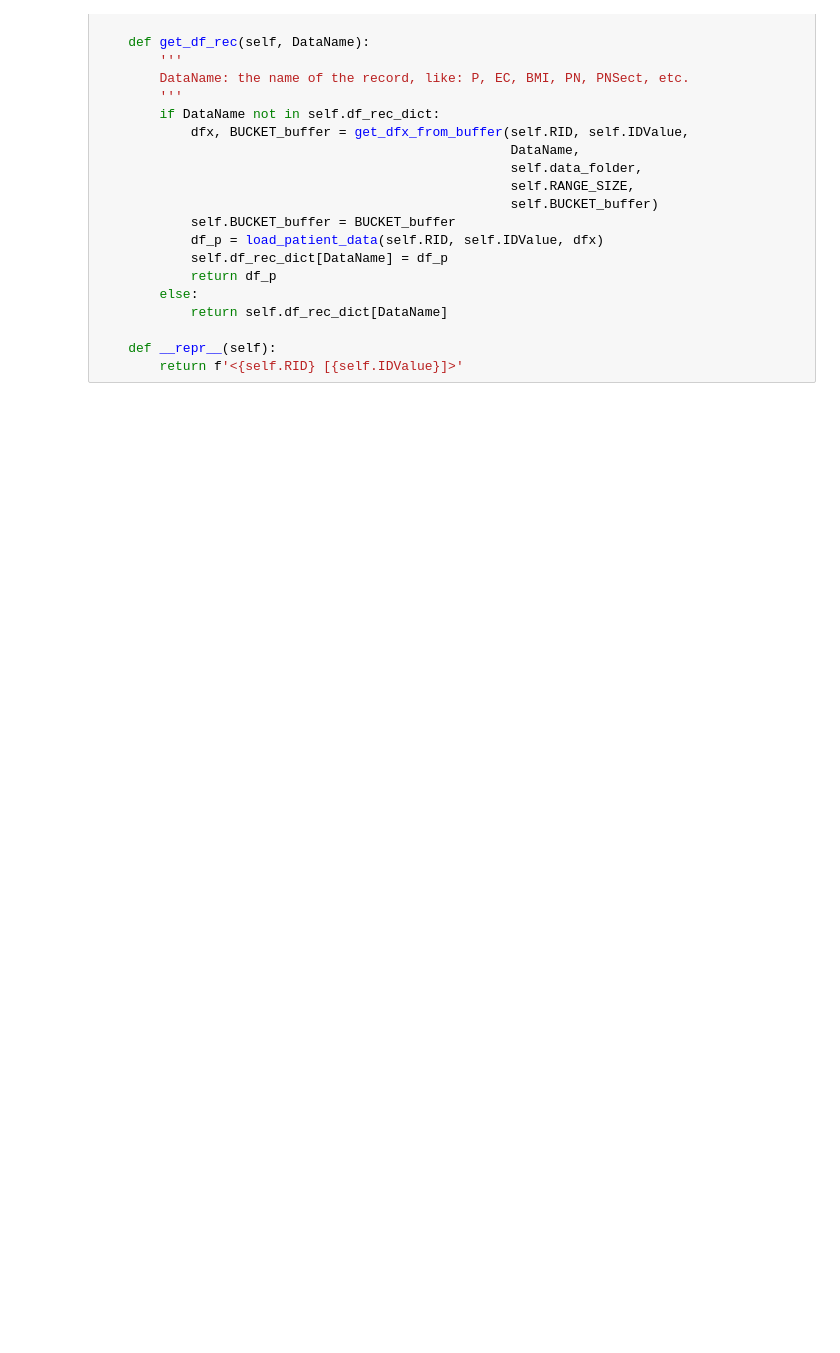
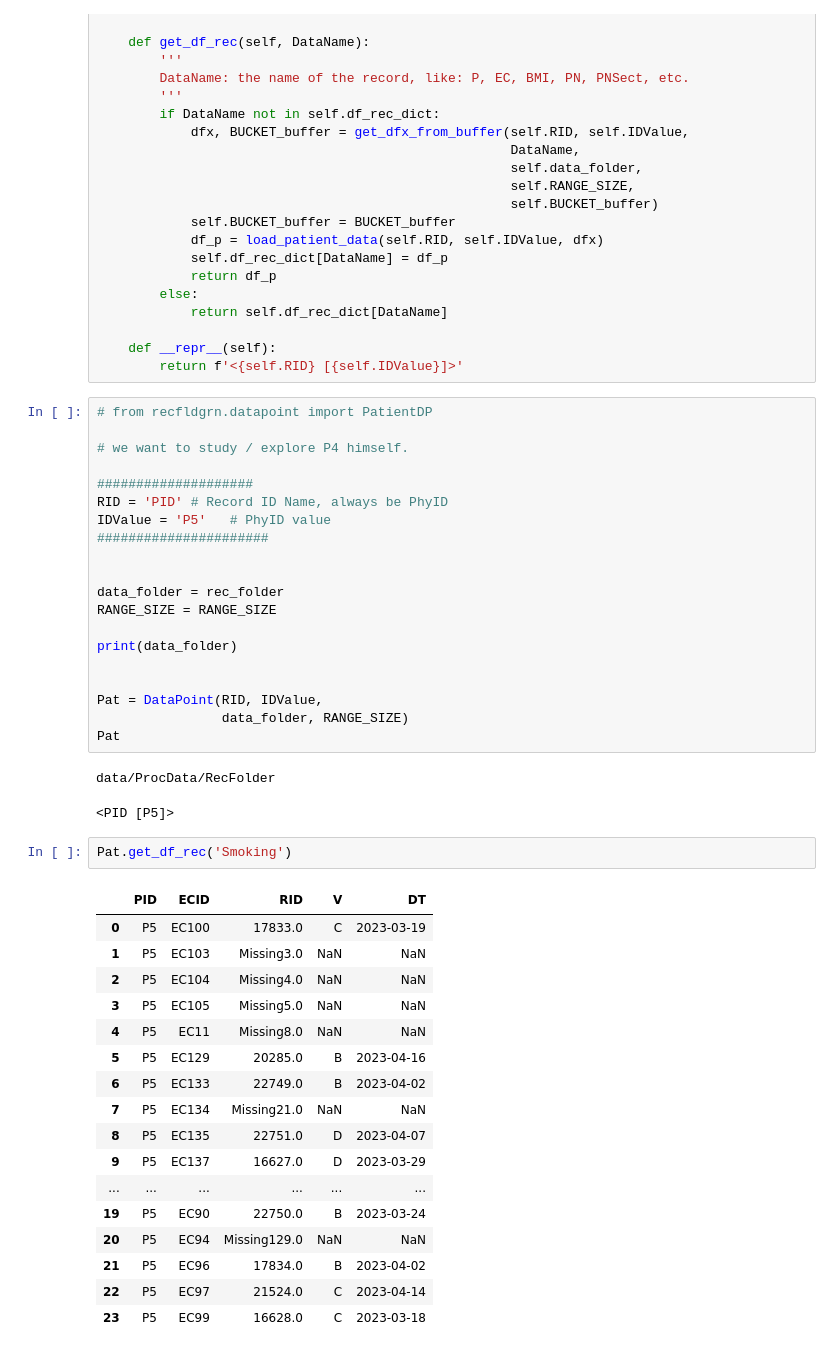
Before and after one commit to JHU-CDHAI/RecFldGrn, a Jupyter notebook: 1-RecFld/05-Smoking_RecFld.ipynb, the cells around one changed output. Cells and saved outputs as stored; diff of their text form; blank space fills up the shorter version.

Commit message:
update notebook and data

```diff
--- a/1-RecFld/05-Smoking_RecFld.ipynb
+++ b/1-RecFld/05-Smoking_RecFld.ipynb
@@ -357,3 +357,46 @@ class DataPoint(object):
 
     def __repr__(self):
         return f'<{self.RID} [{self.IDValue}]>'
+# %%
+# from recfldgrn.datapoint import PatientDP
+
+# we want to study / explore P4 himself.
+
+####################
+RID = 'PID' # Record ID Name, always be PhyID
+IDValue = 'P5'   # PhyID value
+######################
+
+
+data_folder = rec_folder
+RANGE_SIZE = RANGE_SIZE
+
+print(data_folder)
+
+
+Pat = DataPoint(RID, IDValue,
+                data_folder, RANGE_SIZE)
+Pat
+# %% [output]
+data/ProcData/RecFolder
+<PID [P5]>
+# %%
+Pat.get_df_rec('Smoking')
+# %% [output]
+|  | PID | ECID | RID | V | DT |
+| 0 | P5 | EC100 | 17833.0 | C | 2023-03-19 |
+| 1 | P5 | EC103 | Missing3.0 | NaN | NaN |
+| 2 | P5 | EC104 | Missing4.0 | NaN | NaN |
+| 3 | P5 | EC105 | Missing5.0 | NaN | NaN |
+| 4 | P5 | EC11 | Missing8.0 | NaN | NaN |
+| 5 | P5 | EC129 | 20285.0 | B | 2023-04-16 |
+| 6 | P5 | EC133 | 22749.0 | B | 2023-04-02 |
+| 7 | P5 | EC134 | Missing21.0 | NaN | NaN |
+| 8 | P5 | EC135 | 22751.0 | D | 2023-04-07 |
+| 9 | P5 | EC137 | 16627.0 | D | 2023-03-29 |
+| ... | ... | ... | ... | ... | ... |
+| 19 | P5 | EC90 | 22750.0 | B | 2023-03-24 |
+| 20 | P5 | EC94 | Missing129.0 | NaN | NaN |
+| 21 | P5 | EC96 | 17834.0 | B | 2023-04-02 |
+| 22 | P5 | EC97 | 21524.0 | C | 2023-04-14 |
+| 23 | P5 | EC99 | 16628.0 | C | 2023-03-18 |
```
Also changed, not shown: parts of 8 cells of this notebook, 21 other files.
